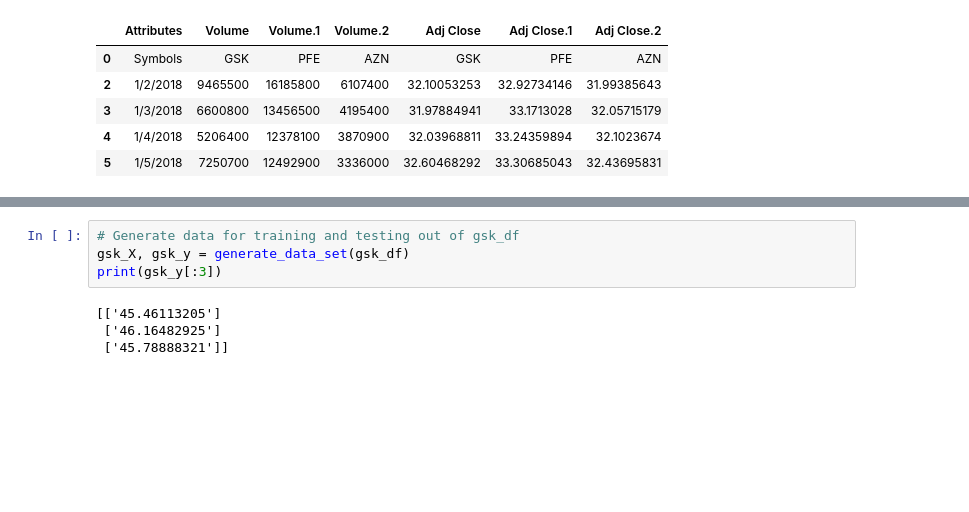
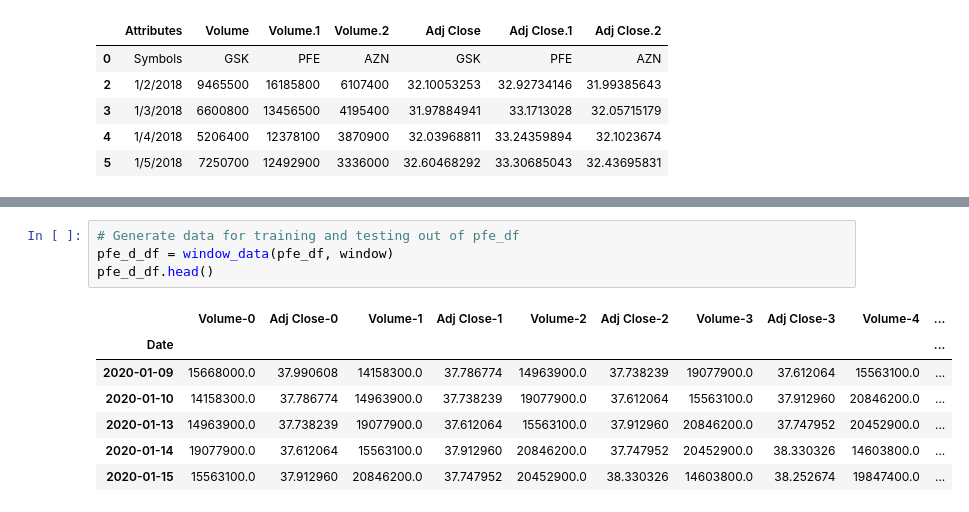
Before and after one commit to ShuranXu/Analysis-of-Trump-Tweets-Impact-To-Pharmaceutical-Stocks, a Jupyter notebook: XGBoost_Closing_Prices_Shuran.ipynb, the cells around one changed output, grey strips where cells are left out. Cells and saved outputs as stored; diff of their text form; blank space fills up the shorter version.

```diff
--- a/XGBoost_Closing_Prices_Shuran.ipynb
+++ b/XGBoost_Closing_Prices_Shuran.ipynb
@@ -112,9 +219,13 @@ def generate_data_set(df):
 # %%
-# Generate data for training and testing out of gsk_df
-gsk_X, gsk_y = generate_data_set(gsk_df)
-print(gsk_y[:3])
+# Generate data for training and testing out of pfe_df
+pfe_d_df = window_data(pfe_df, window)
+pfe_d_df.head()
 # %% [output]
-[['45.46113205']
- ['46.16482925']
- ['45.78888321']]
+|  | Volume-0 | Adj Close-0 | Volume-1 | Adj Close-1 | Volume-2 | Adj Close-2 | Volume-3 | Adj Close-3 | Volume-4 | ... |
+| Date |  |  |  |  |  |  |  |  |  | ... |
+| 2020-01-09 | 15668000.0 | 37.990608 | 14158300.0 | 37.786774 | 14963900.0 | 37.738239 | 19077900.0 | 37.612064 | 15563100.0 | ... |
+| 2020-01-10 | 14158300.0 | 37.786774 | 14963900.0 | 37.738239 | 19077900.0 | 37.612064 | 15563100.0 | 37.912960 | 20846200.0 | ... |
+| 2020-01-13 | 14963900.0 | 37.738239 | 19077900.0 | 37.612064 | 15563100.0 | 37.912960 | 20846200.0 | 37.747952 | 20452900.0 | ... |
+| 2020-01-14 | 19077900.0 | 37.612064 | 15563100.0 | 37.912960 | 20846200.0 | 37.747952 | 20452900.0 | 38.330326 | 14603800.0 | ... |
+| 2020-01-15 | 15563100.0 | 37.912960 | 20846200.0 | 37.747952 | 20452900.0 | 38.330326 | 14603800.0 | 38.252674 | 19847400.0 | ... |
 # %%
```
Also changed, not shown: parts of 27 cells of this notebook.
